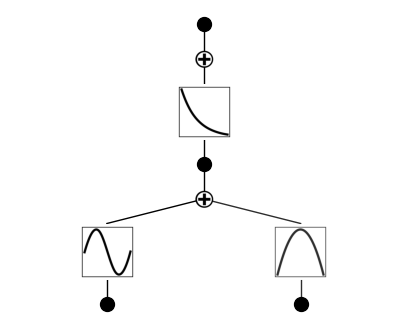
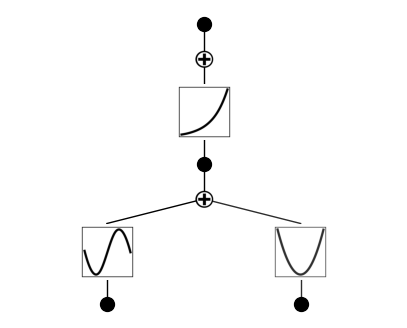
The change to this notebook cell's code, shown as a diff; its figure went from the first image to the second:
--- before
+++ after
@@ -1,2 +1,3 @@
 model = model.prune()
-model.plot()
+model.plot(folder=str(PLOTS_DIR / "pruned"))
+print(f"Saved pruned plots under: {PLOTS_DIR / 'pruned'}")

Commit: revise example and comment on tutorial